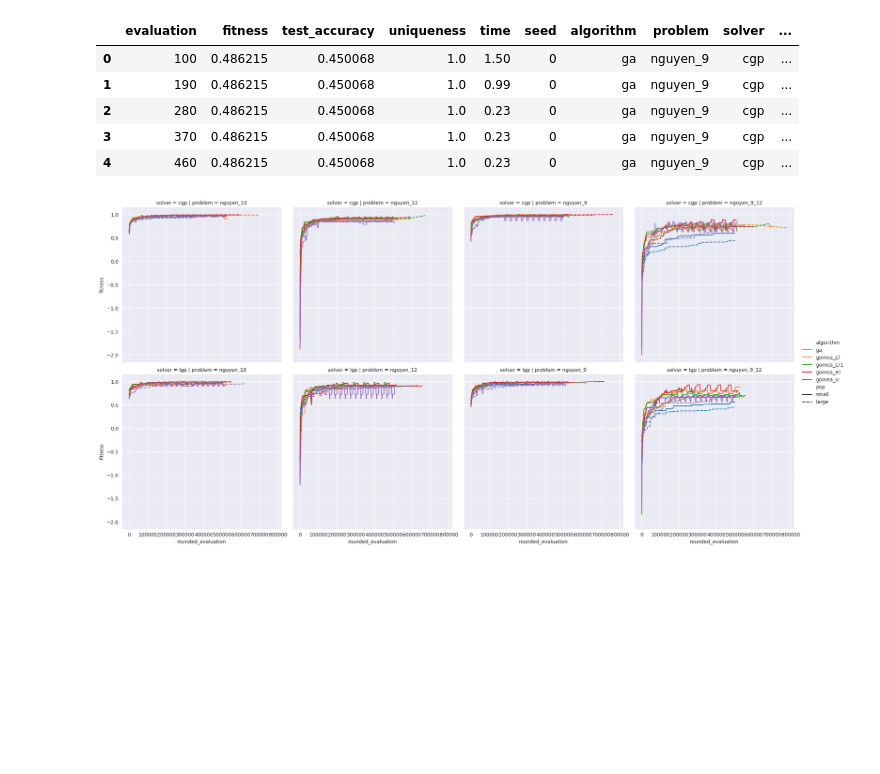
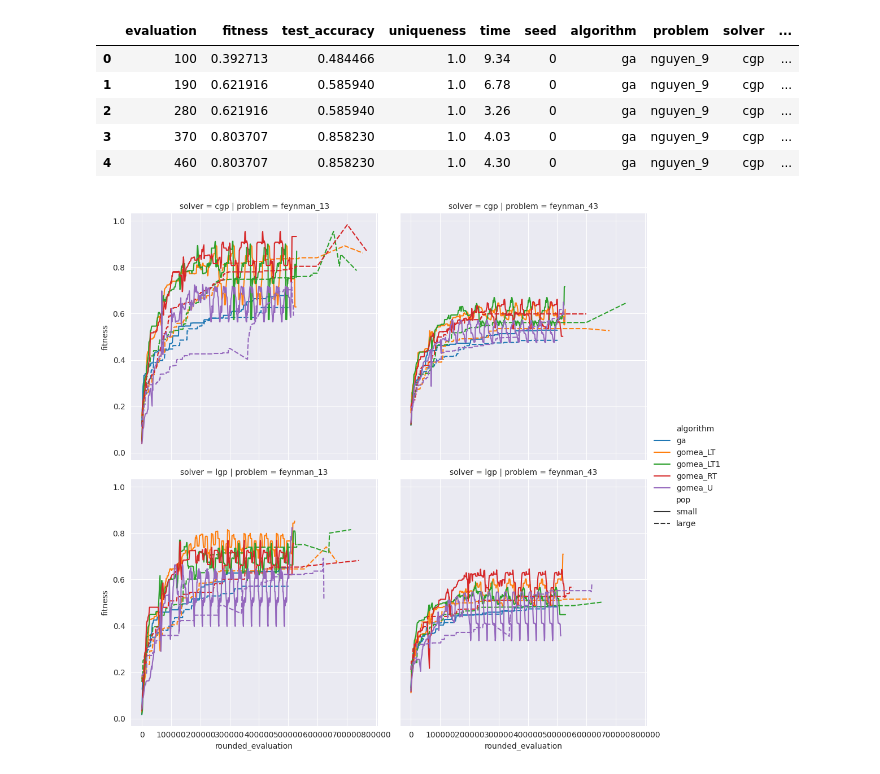
Before and after one commit to giorgia-nadizar/cgpax, a Jupyter notebook: analysis/regression.ipynb, the cells around one changed output. Saved outputs shown, nothing was run; the diff lists cells and outputs as text; code cells hidden in the pictures; blank space fills up the shorter version.

```diff
--- a/analysis/regression.ipynb
+++ b/analysis/regression.ipynb
@@ -5,9 +29,13 @@ from matplotlib import pyplot as plt
 # %%
-problems = ["nguyen_9", "nguyen_10", "nguyen_12", "nguyen_9_12"]
-seeds = range(0, 5)
+problems = ["nguyen_9_dense", "nguyen_10_dense", "feynman_13", "feynman_43"]  #[ "feynman_13_61", "feynman_42_43_48",
+#"feynman_13_61_62_70_77_100", "composite_function"]  #"nguyen_12", "nguyen_9_12"]
+problem_mapper = lambda p: p.replace("13_61_62_70_77_100", "c").replace("42_43_48", "b").replace("13_61", "a").replace(
+    "_dense", "")
+seeds = range(0, 10)
 algorithms = ["ga", "gomea"]
 solvers = ["cgp", "lgp"]
 
+missing = 0
 dfs = []
 for pop in ["small", "large"]:  #, "diverse"]:
     div = "_large_pop" if pop == "large" else ("_diversity" if pop == "diverse" else "")
@@ -15,71 +43,70 @@ for pop in ["small", "large"]:  #, "diverse"]:
         for algorithm in algorithms:
             for problem in problems:
                 for seed in seeds:
-                    for dense in [True]:
-                        processed_problem = f"{problem}_dense" if dense else problem
-                        if algorithm == "gomea":
-                            for fos in ["U", "RT", "LT", "LT1"]:  #, "N1", "N2"]:
-                                try:
-                                    tmp_df = pd.read_csv(
-                                        f"../results/regression/{algorithm}_{solver}_{processed_problem}_{fos}_{seed}_fi{div}.csv", )
-                                except FileNotFoundError as e:
-                                    tmp_df = pd.read_csv(
-                                        f"../results/regression/{algorithm}_{solver}_{processed_problem}_{fos}_{seed + 5}_fi{div}.csv", )
-                                tmp_df["seed"] = seed
-                                tmp_df["algorithm"] = f"{algorithm}_{fos}"
-                                tmp_df["problem"] = problem
-                                tmp_df["solver"] = solver
-                                tmp_df["pop"] = pop
-                                tmp_df["n_points"] = 200 if dense else 20
-                                dfs.append(tmp_df)
-                        else:
-                            if pop == "diverse":
-                                continue
+                    if algorithm == "gomea":
+                        for fos in ["U", "RT", "LT", "LT1"]:  #, "N1", "N2"]:
                             try:
                                 tmp_df = pd.read_csv(
-                                    f"../results/regression/{algorithm}_{solver}_{processed_problem}_{seed}{div}.csv", )
+                                    f"../results/regression/{algorithm}_{solver}_{problem}_{fos}_{seed}_fi{div}.csv", )
                             except FileNotFoundError as e:
-                                tmp_df = pd.read_csv(
-                                    f"../results/regression/{algorithm}_{solver}_{processed_problem}_{seed + 5}{div}.csv")
+                                print(f"{algorithm}_{solver}_{problem}_{fos}_{seed}_fi{div}")
+                                missing = missing + 1
+                                continue
                             tmp_df["seed"] = seed
-                            tmp_df["algorithm"] = algorithm
-                            tmp_df["problem"] = problem
+                            tmp_df["algorithm"] = f"{algorithm}_{fos}"
+                            tmp_df["problem"] = problem_mapper(problem)
                             tmp_df["solver"] = solver
                             tmp_df["pop"] = pop
-                            tmp_df["n_points"] = 200 if dense else 20
                             dfs.append(tmp_df)
+                    else:
+                        if pop == "diverse":
+                            continue
+                        try:
+                            tmp_df = pd.read_csv(
+                                f"../results/regression/{algorithm}_{solver}_{problem}_{seed}{div}.csv", )
+                        except FileNotFoundError as e:
+                            print(f"{algorithm}_{solver}_{problem}_{seed}{div}")
+                            missing = missing + 1
+                            continue
+                        tmp_df["seed"] = seed
+                        tmp_df["algorithm"] = algorithm
+                        tmp_df["problem"] = problem_mapper(problem)
+                        tmp_df["solver"] = solver
+                        tmp_df["pop"] = pop
+                        dfs.append(tmp_df)
 regression_df = pd.concat(dfs, ignore_index=True)
+# print(missing)
 regression_df.head()
 # %% [output]
 |  | evaluation | fitness | test_accuracy | uniqueness | time | seed | algorithm | problem | solver | ... |
-| 0 | 100 | 0.486215 | 0.450068 | 1.0 | 1.50 | 0 | ga | nguyen_9 | cgp | ... |
-| 1 | 190 | 0.486215 | 0.450068 | 1.0 | 0.99 | 0 | ga | nguyen_9 | cgp | ... |
-| 2 | 280 | 0.486215 | 0.450068 | 1.0 | 0.23 | 0 | ga | nguyen_9 | cgp | ... |
-| 3 | 370 | 0.486215 | 0.450068 | 1.0 | 0.23 | 0 | ga | nguyen_9 | cgp | ... |
-| 4 | 460 | 0.486215 | 0.450068 | 1.0 | 0.23 | 0 | ga | nguyen_9 | cgp | ... |
+| 0 | 100 | 0.392713 | 0.484466 | 1.0 | 9.34 | 0 | ga | nguyen_9 | cgp | ... |
+| 1 | 190 | 0.621916 | 0.585940 | 1.0 | 6.78 | 0 | ga | nguyen_9 | cgp | ... |
+| 2 | 280 | 0.621916 | 0.585940 | 1.0 | 3.26 | 0 | ga | nguyen_9 | cgp | ... |
+| 3 | 370 | 0.803707 | 0.858230 | 1.0 | 4.03 | 0 | ga | nguyen_9 | cgp | ... |
+| 4 | 460 | 0.803707 | 0.858230 | 1.0 | 4.30 | 0 | ga | nguyen_9 | cgp | ... |
 # %%
 rounding_factor = 1000
 regression_df["rounded_evaluation"] = (regression_df["evaluation"] / rounding_factor).round() * rounding_factor
 # %%
 agg_df = (
     regression_df
-    .groupby(["rounded_evaluation", "problem", "algorithm", "solver", "n_points", "pop"])
+    .groupby(["rounded_evaluation", "problem", "algorithm", "solver", "pop"])
     .mean()
     .reset_index()
 )
 sns.relplot(
     agg_df,
     x="rounded_evaluation",
     y="fitness",
     col="problem",
     row="solver",
     hue="algorithm",
     style="pop",
     kind="line",
 )
 plt.show()
 # %% [output]
-[figure, old version]
+[figure, new version]
 # %%
 sns.relplot(
     agg_df,
```
Also changed, not shown: parts of 12 cells of this notebook, 6 other files.
